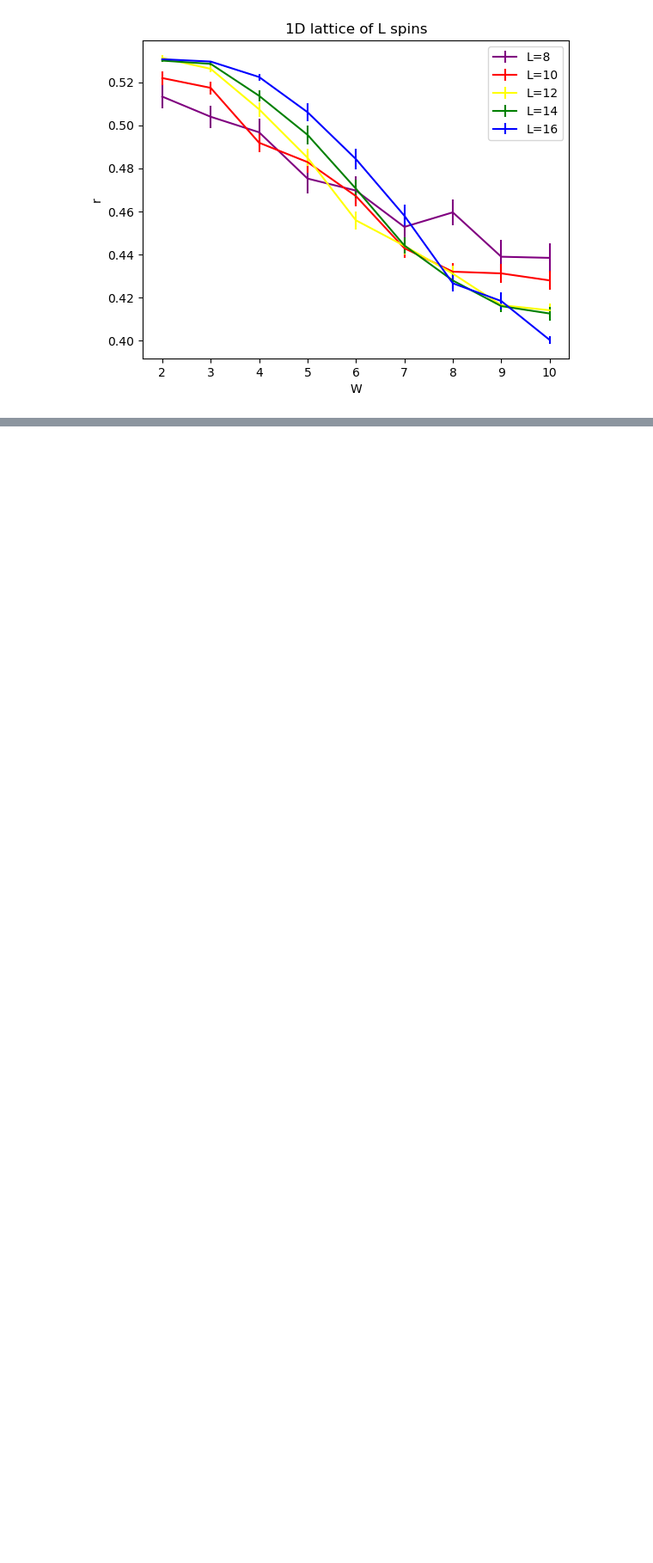
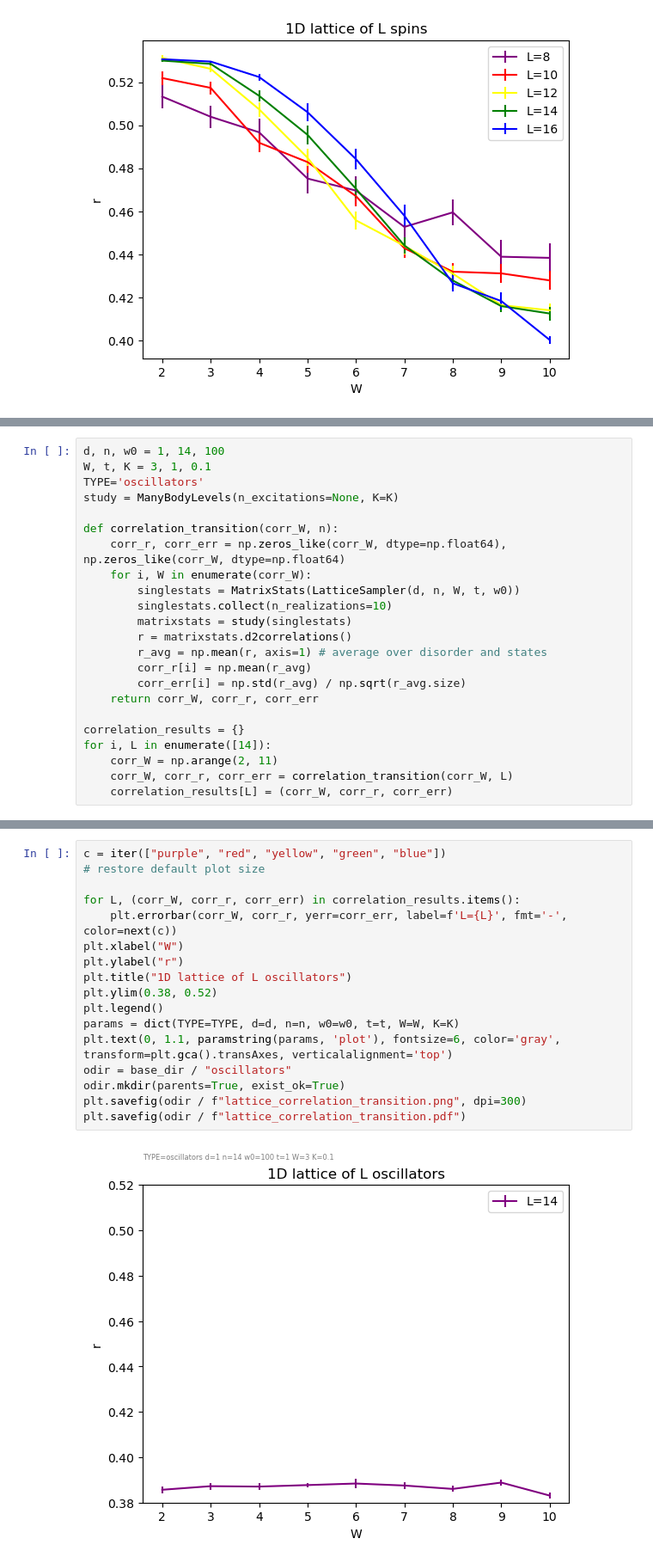
Before and after one commit to andrea-lizzit/fastparticles, a Jupyter notebook: simulation/manybody.ipynb, the cells around one changed output, grey strips where cells are left out. Shown at 86% size. Drawn from its saved outputs; the diff is of its cells as text; blank space fills up the shorter version.

Commit message:
Many body bosonic simulation with perturbation

```diff
--- a/simulation/manybody.ipynb
+++ b/simulation/manybody.ipynb
@@ -126,0 +121,23 @@ plt.savefig(odir / f"correlation_transition.pdf")
+# %%
+d, n, w0 = 1, 14, 100
+W, t, K = 3, 1, 0.1
+TYPE='oscillators'
+study = ManyBodyLevels(n_excitations=None, K=K)
+
+def correlation_transition(corr_W, n):
+	corr_r, corr_err = np.zeros_like(corr_W, dtype=np.float64), np.zeros_like(corr_W, dtype=np.float64)
+	for i, W in enumerate(corr_W):
+		singlestats = MatrixStats(LatticeSampler(d, n, W, t, w0))
+		singlestats.collect(n_realizations=10)
+		matrixstats = study(singlestats)
+		r = matrixstats.d2correlations()
+		r_avg = np.mean(r, axis=1) # average over disorder and states
+		corr_r[i] = np.mean(r_avg)
+		corr_err[i] = np.std(r_avg) / np.sqrt(r_avg.size)
+	return corr_W, corr_r, corr_err
+
+correlation_results = {}
+for i, L in enumerate([14]):
+	corr_W = np.arange(2, 11)
+	corr_W, corr_r, corr_err = correlation_transition(corr_W, L)
+	correlation_results[L] = (corr_W, corr_r, corr_err)
@@ -126,0 +154,19 @@ plt.savefig(odir / f"correlation_transition.pdf")
+# %%
+c = iter(["purple", "red", "yellow", "green", "blue"])
+# restore default plot size
+
+for L, (corr_W, corr_r, corr_err) in correlation_results.items():
+	plt.errorbar(corr_W, corr_r, yerr=corr_err, label=f'L={L}', fmt='-', color=next(c))
+plt.xlabel("W")
+plt.ylabel("r")
+plt.title("1D lattice of L oscillators")
+plt.ylim(0.38, 0.52)
+plt.legend()
+params = dict(TYPE=TYPE, d=d, n=n, w0=w0, t=t, W=W, K=K)
+plt.text(0, 1.1, paramstring(params, 'plot'), fontsize=6, color='gray', transform=plt.gca().transAxes, verticalalignment='top')
+odir = base_dir / "oscillators"
+odir.mkdir(parents=True, exist_ok=True)
+plt.savefig(odir / f"lattice_correlation_transition.png", dpi=300)
+plt.savefig(odir / f"lattice_correlation_transition.pdf")
+# %% [output]
+[figure, added]
```
Also changed, not shown: parts of 21 cells of this notebook, 4 other files.
